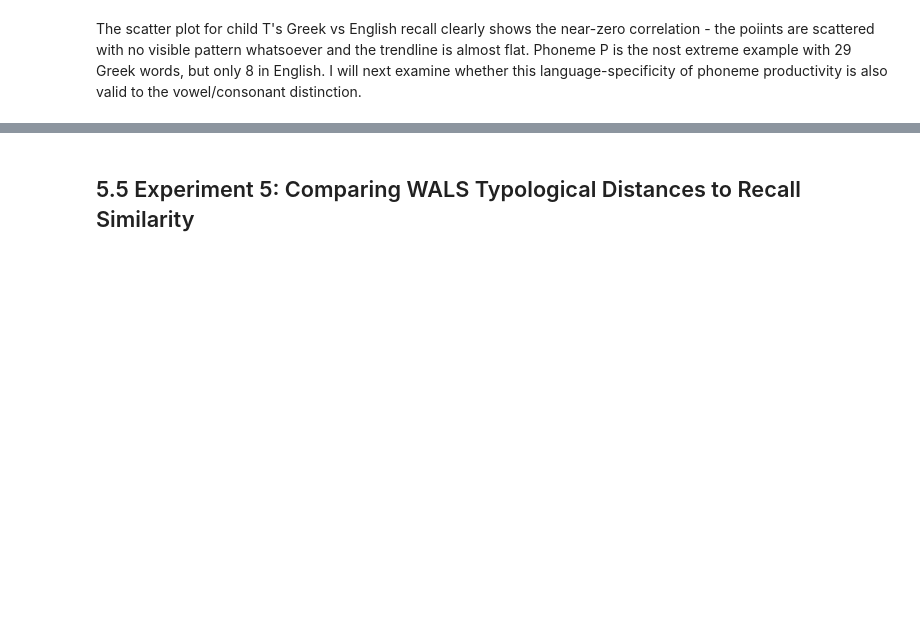
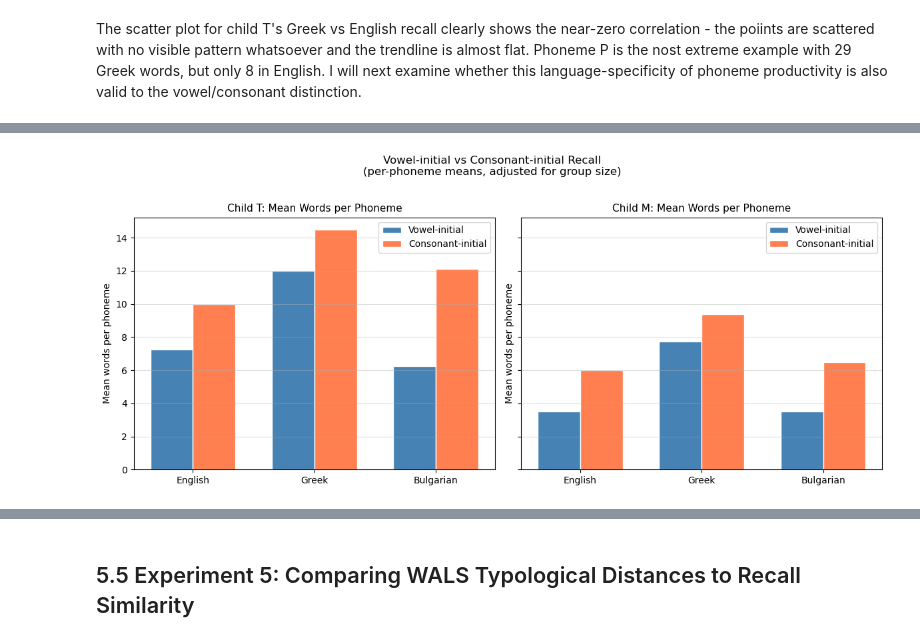
Before and after one commit to Slavena1/SoftUni-Math-for-Devs-Final-Project, a Jupyter notebook: SlavenaProject.ipynb, the cells around one changed output, grey strips where cells are left out. Cells and saved outputs as stored; diff of their text form; code cells hidden in the pictures; blank space fills up the shorter version.

```diff
--- a/SlavenaProject.ipynb
+++ b/SlavenaProject.ipynb
@@ -820,0 +857,24 @@ I will next examine whether this language-specificity of phoneme productivity is
+# %%
+fig, axes = plt.subplots(1, 2, figsize=(12, 5), sharey=True)
+
+for ax, child in zip(axes, ['T', 'M']):
+    data = vc_df[vc_df['Child'] == child]
+    x    = np.arange(3)
+    w    = 0.35
+    ax.bar(x - w/2, data['Vowel mean/ph'],
+           w, label='Vowel-initial',     color='steelblue', edgecolor='white')
+    ax.bar(x + w/2, data['Consonant mean/ph'],
+           w, label='Consonant-initial', color='coral', edgecolor='white')
+    ax.set_title(f'Child {child}: Mean Words per Phoneme', fontsize=11)
+    ax.set_xticks(x)
+    ax.set_xticklabels(['English', 'Greek', 'Bulgarian'])
+    ax.set_ylabel('Mean words per phoneme')
+    ax.legend()
+    ax.grid(axis='y', alpha=0.4)
+
+plt.suptitle('Vowel-initial vs Consonant-initial Recall\n'
+             '(per-phoneme means, adjusted for group size)', fontsize=12, y=1.02)
+plt.tight_layout()
+plt.show()
+# %% [output]
+[figure, added]
```
Also changed, not shown: parts of 3 cells of this notebook.
